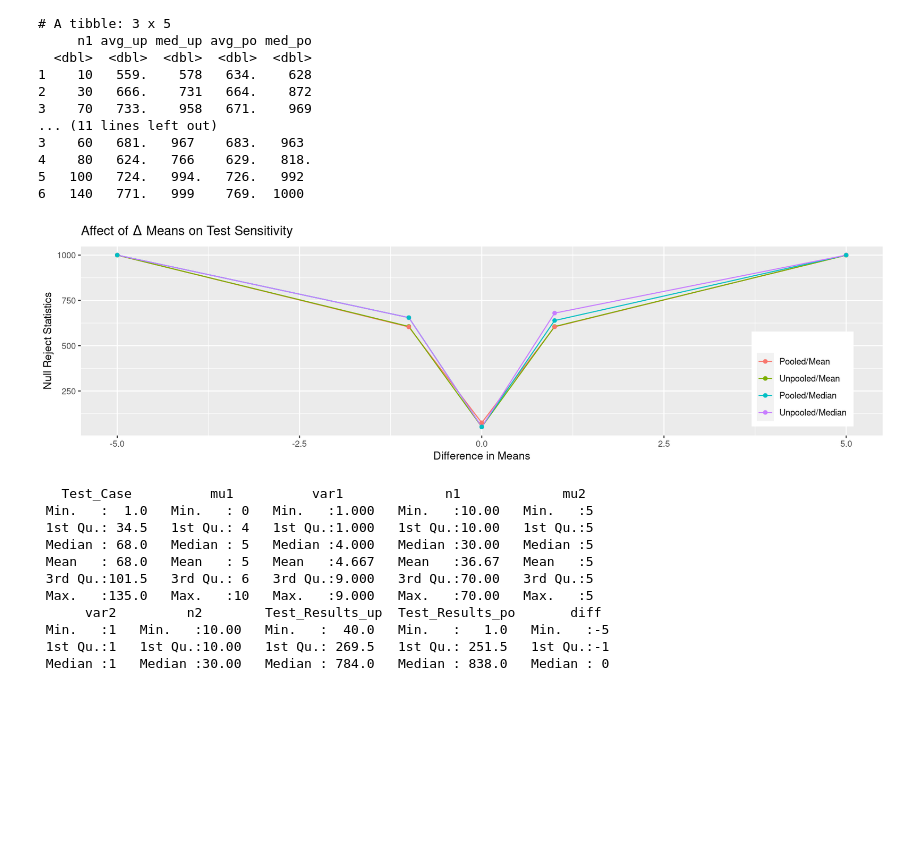
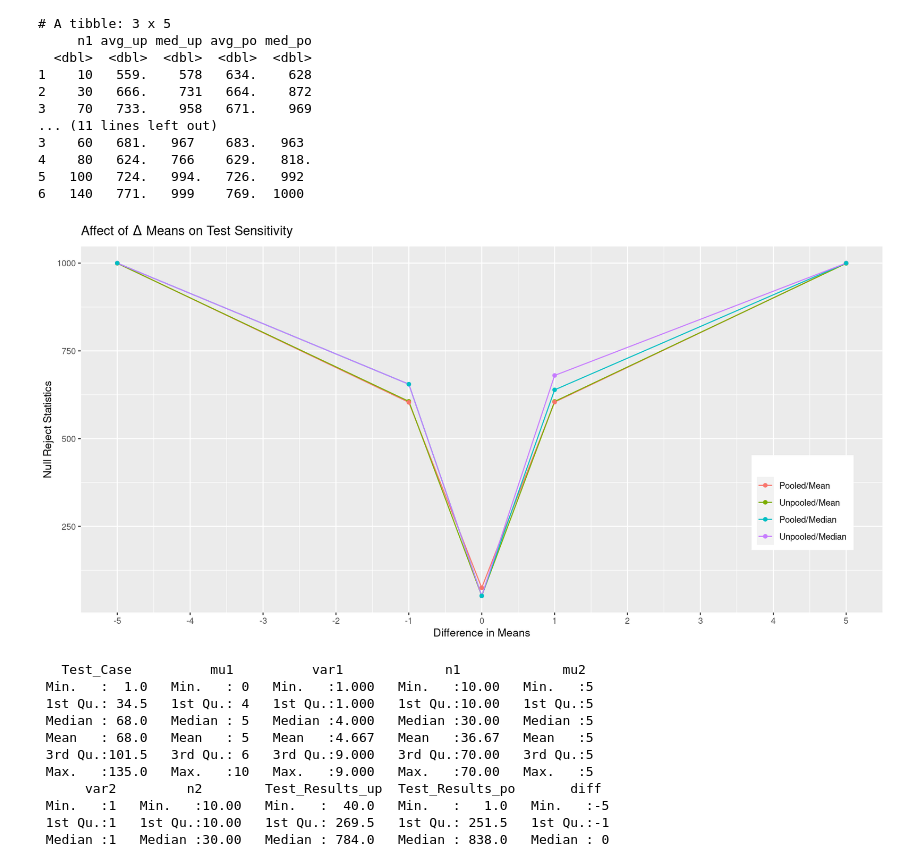
Before and after one commit to hkopanski/502_final_project, a Jupyter notebook: 502_Project.ipynb, the cells around one changed output. Drawn from its saved outputs; the diff is of its cells as text; code cells hidden in the pictures; blank space fills up the shorter version.

```diff
--- a/502_Project.ipynb
+++ b/502_Project.ipynb
@@ -1286,14 +1286,15 @@ knitr::kable(av_med_stats_by_comn)
 # %%
 av_med_stats_by_diff %>% gather(key = "stat", value = "calc", avg_up:med_po) %>%
                          ggplot() + geom_line(aes(x = diff, y = calc, color = stat)) +
                                     geom_point(aes(x = diff, y = calc, color = stat)) + xlab("Difference in Means") +
                                     ylab("Null Reject Statistics") + ggtitle("Affect of" ~ Delta ~ "Means on Test Sensitivity") +
+                                    scale_x_continuous(breaks = seq(-5, 5, 1)) +
                                     scale_color_discrete(name = "",
                                                          labels = c("Pooled/Mean", "Unpooled/Mean",
                                                                    "Pooled/Median", "Unpooled/Median")) +
                                     theme(legend.position = c(0.9, 0.3))
 # %% [output]
-[figure, old version]
+[figure, new version]
 # %%
 df_combo2 %>% mutate(comn = n1 + n2) %>% summary
 # %% [output]
```
Also changed, not shown: parts of 5 cells of this notebook, 2 other files.
